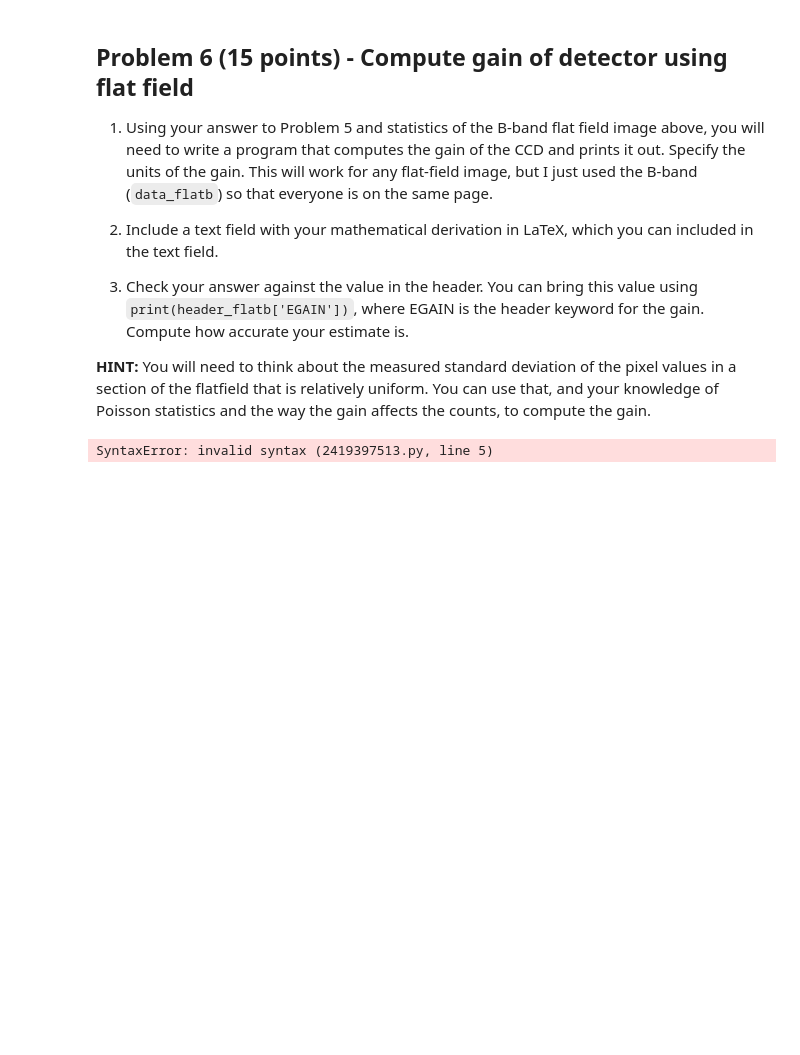
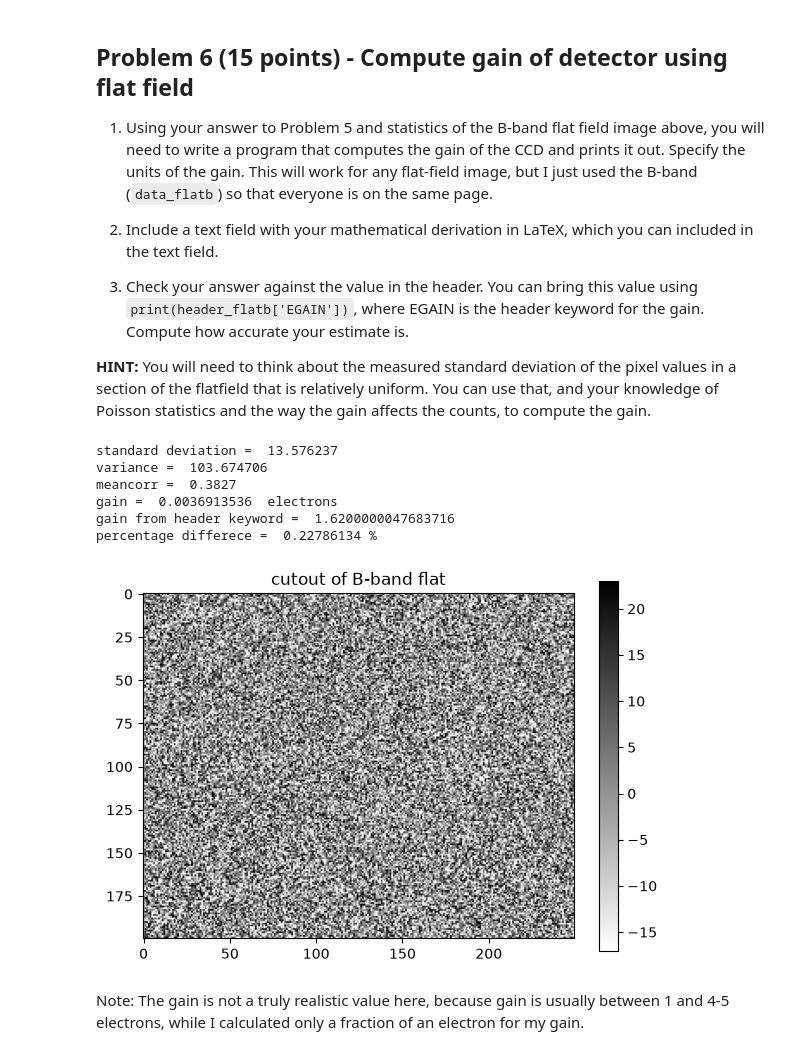
Before and after one commit to gabibolfing/CCD_Characterization_student, a Jupyter notebook: characterize_CCD_student.ipynb, the cells around one changed output. Cells and saved outputs as stored; diff of their text form; code cells hidden in the pictures; blank space fills up the shorter version.

```diff
--- a/characterize_CCD_student.ipynb
+++ b/characterize_CCD_student.ipynb
@@ -228,14 +228,49 @@ put answer to part 2 and 3 here: A single bias frame cannot be used because ther
 3. Check your answer against the value in the header.  You can bring this value using `print(header_flatb['EGAIN'])`, where EGAIN is the header keyword for the gain.  Compute how accurate your estimate is.
 
 **HINT:** You will need to think about the measured standard deviation of the pixel values in a section of the flatfield that is relatively uniform.  You can use that, and your knowledge of Poisson statistics and the way the gain affects the counts, to compute the gain.
-# %%
-#***********
-#your code goes here
-
-#400-800 rows, 1750-2000 columns for b-band flat. stdev. see if we can use to divide by readnoise??
-gain = /readnoise #gain = e-/ADU
-print("gain = ", gain)
-print("gain from header keyword = ", header_flatb['EGAIN'])
-print("percentage differece = ", header_flatb['EGAIN'] - gain)
-# %% [output]
-SyntaxError: invalid syntax (2419397513.py, line 5)
+# %%
+#***********
+#Calculating gain steps as outlined by this website (https://www.teledynevisionsolutions.com/learn/learning-center/imaging-fundamentals/camera-gain/)
+
+#1. Collect a 100-frame average image (zero-integration dark image) and label the image "bias".
+#2. Collect two even-illumination images and label them "flat1" and "flat2". Your experimental setup should be static enough that the images are "identical", except for camera noise and photon shot noise.
+#3. Calculate a difference image through subtracting one image from the other (preserving negative values): diff = flat2-flat1.
+#4. Calculate the standard deviation of the central 100 x 100 pixels in the difference image.
+#5. Calculate the variance by squaring the standard deviation and dividing by 2 (variance adds per image, so the variance of the difference image is the sum of the variance of flat1 and flat2).
+#6. Calculate a bias-corrected image by subtracting the bias from one of the flat images and label it corr: corr = flat 1 - bias
+#7. Obtain the mean illumination level by calculating the mean of the central 100 x 100 region of the corr image.
+#8. The mean divided by the variance equals the gain: gain = mean/variance
+
+
+#your code goes here
+
+#gain = /readnoise #gain = e-/ADU, gain = mean/variance
+
+#cutout of flatb, rows 400-600 and columns 1750-1950
+plt.figure()
+imdisplay(readnoise_bias[399:599, 1749:1999])             #displaying relatively uniform subsection of B-band flat frame
+plt.title("cutout of B-band flat")
+
+print('standard deviation = ', np.std(readnoise_bias[399:599, 1749:1949]))
+
+varianceflatb = (np.std(readnoise_bias)**2)/2                      #variance from step 5, using stdev from question 5 as indicated in step 4 labeled as readnoise_bias
+print('variance = ', varianceflatb)
+
+meanflatb = np.mean(readnoise_bias[399:599, 1749:1999])    #mean from step 7
+print('meancorr = ', meanflatb)
+
+#gain calculation
+gain = meanflatb/varianceflatb                        #formula from step 8
+print("gain = ", gain, ' electrons')
+print("gain from header keyword = ", header_flatb['EGAIN'])
+print("percentage differece = ", (gain/header_flatb['EGAIN'])*100, '%')
+# %% [output]
+standard deviation =  13.576237
+variance =  103.674706
+meancorr =  0.3827
+gain =  0.0036913536  electrons
+gain from header keyword =  1.6200000047683716
+percentage differece =  0.22786134 %
+[figure, added]
+# %% [markdown]
+Note: The gain is not a truly realistic value here, because gain is usually between 1 and 4-5 electrons, while I calculated only a fraction of an electron for my gain.
```
Also changed, not shown: parts of 1 cell of this notebook.
